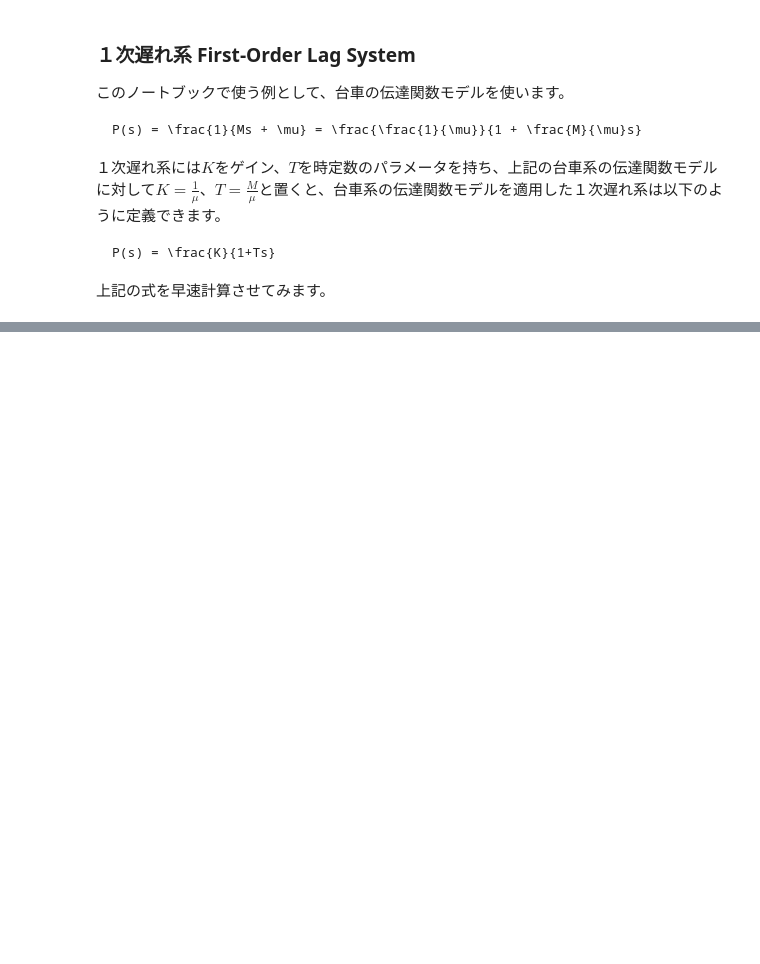
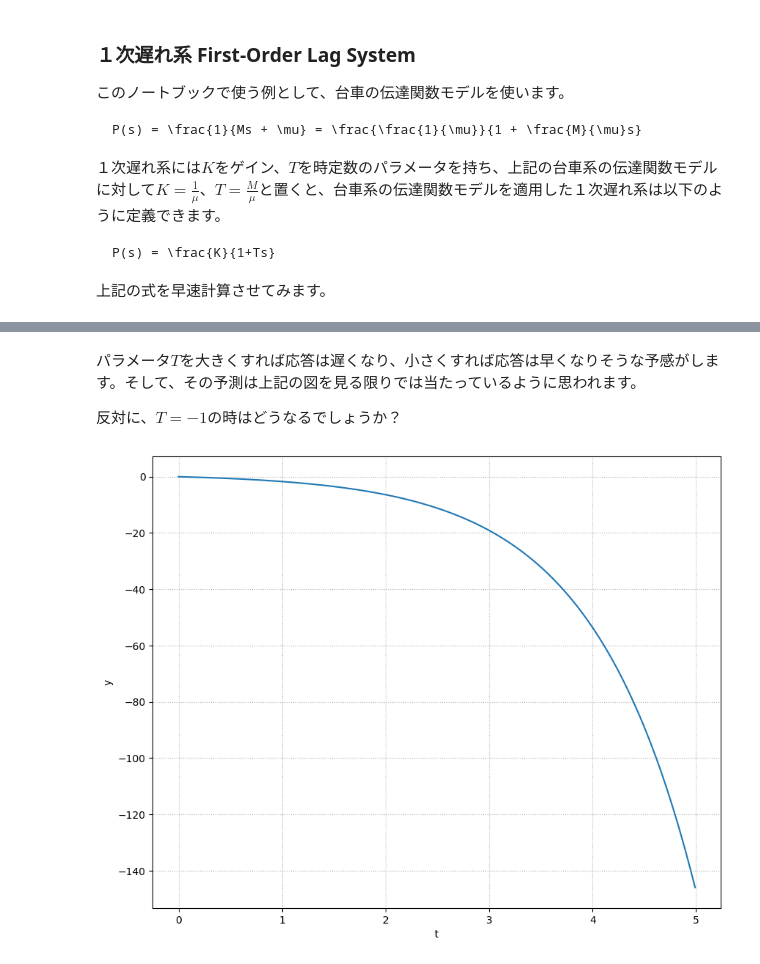
Before and after one commit to Suitai095/Python-Control-Engineering, a Jupyter notebook: notebook/Chapter04/behavior_of_control.ipynb, the cells around one changed output, grey strips where cells are left out. Drawn from its saved outputs; the diff is of its cells as text; code cells hidden in the pictures; blank space fills up the shorter version.

```diff
--- a/notebook/Chapter04/behavior_of_control.ipynb
+++ b/notebook/Chapter04/behavior_of_control.ipynb
@@ -56,0 +100,16 @@ plot_set(ax, 't', 'y')
+# %% [markdown]
+パラメータ$T$を大きくすれば応答は遅くなり、小さくすれば応答は早くなりそうな予感がします。そして、その予測は上記の図を見る限りでは当たっているように思われます。
+
+反対に、$T=-1$の時はどうなるでしょうか？
+# %%
+K = 1
+T = -1
+
+P = tf([0, K], [T, 1])
+y, t = step(P, np.arange(0, 5, 0.01))
+
+fig, ax = plt.subplots(figsize=(10, 8))
+ax.plot(t, y)
+plot_set(ax, 't', 'y')
+# %% [output]
+[figure, added]
```
Also changed, not shown: parts of 8 cells of this notebook, 1 other file.
